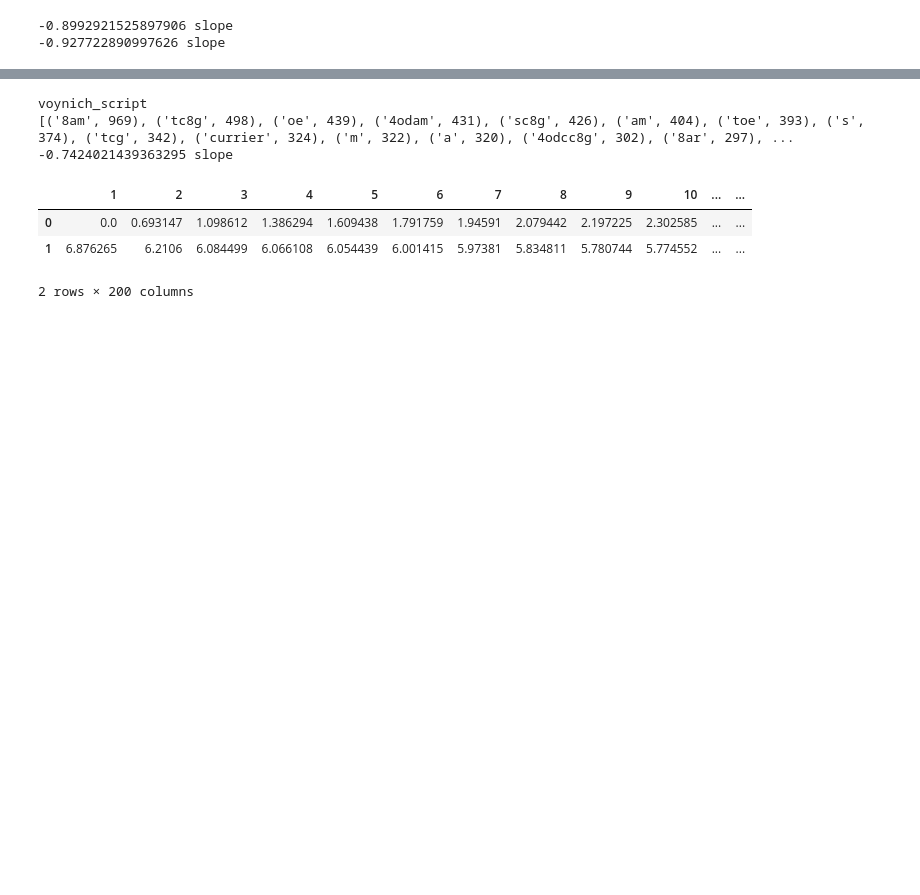
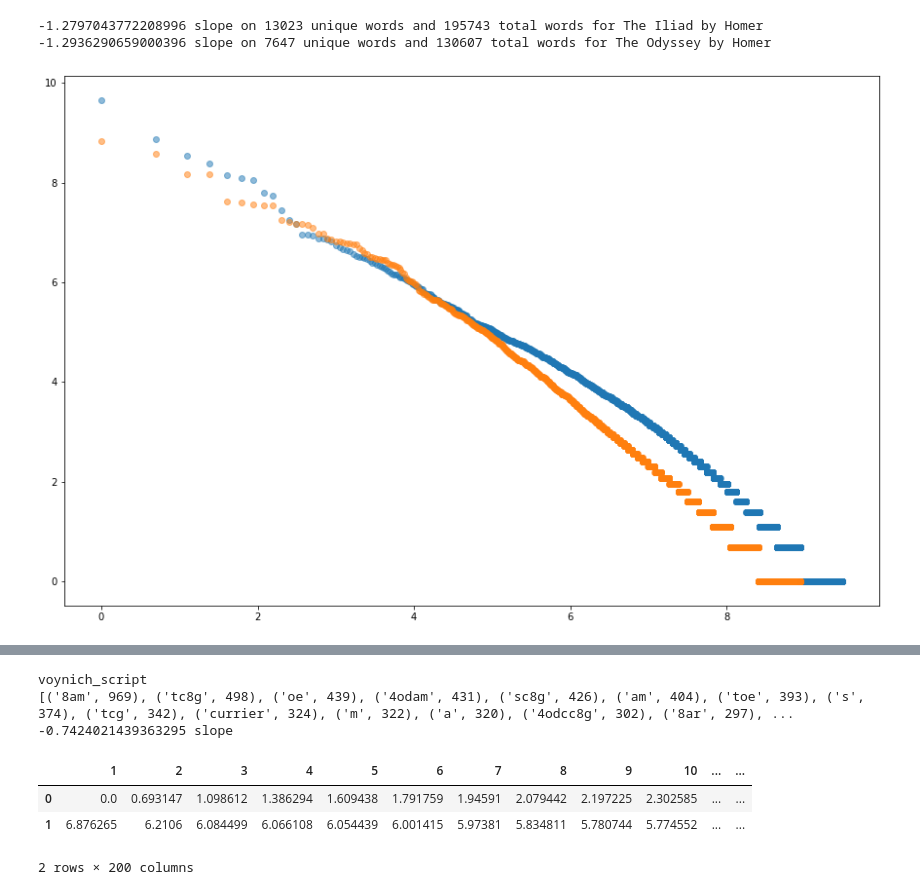
Before and after one commit to ccmerry/voynich_manuscript_text_analysis, a Jupyter notebook: book_analysis.ipynb, the cells around one changed output, grey strips where cells are left out. Drawn from its saved outputs; the diff is of its cells as text; code cells hidden in the pictures; blank space fills up the shorter version.

```diff
--- a/book_analysis.ipynb
+++ b/book_analysis.ipynb
@@ -324,9 +365,11 @@ pfit_slope(f_book_df)
 # %%
 g_book_d = create_book_dictionary('greek_books')
-g_book_df = create_common_df(200, g_book_d)
-pfit_slope(g_book_df)
+g_book_df = new_common_df(g_book_d)
+new_slope(g_book_df, g_book_d)
+plot_df(g_book_df)
 # %% [output]
--0.8992921525897906 slope
--0.927722890997626 slope
+-1.2797043772208996 slope on 13023 unique words and 195743 total words for The Iliad by Homer
+-1.2936290659000396 slope on 7647 unique words and 130607 total words for The Odyssey by Homer
+[figure, added]
 # %%
 l_book_d = create_book_dictionary('latin_books')
```
Also changed, not shown: parts of 18 cells of this notebook.
